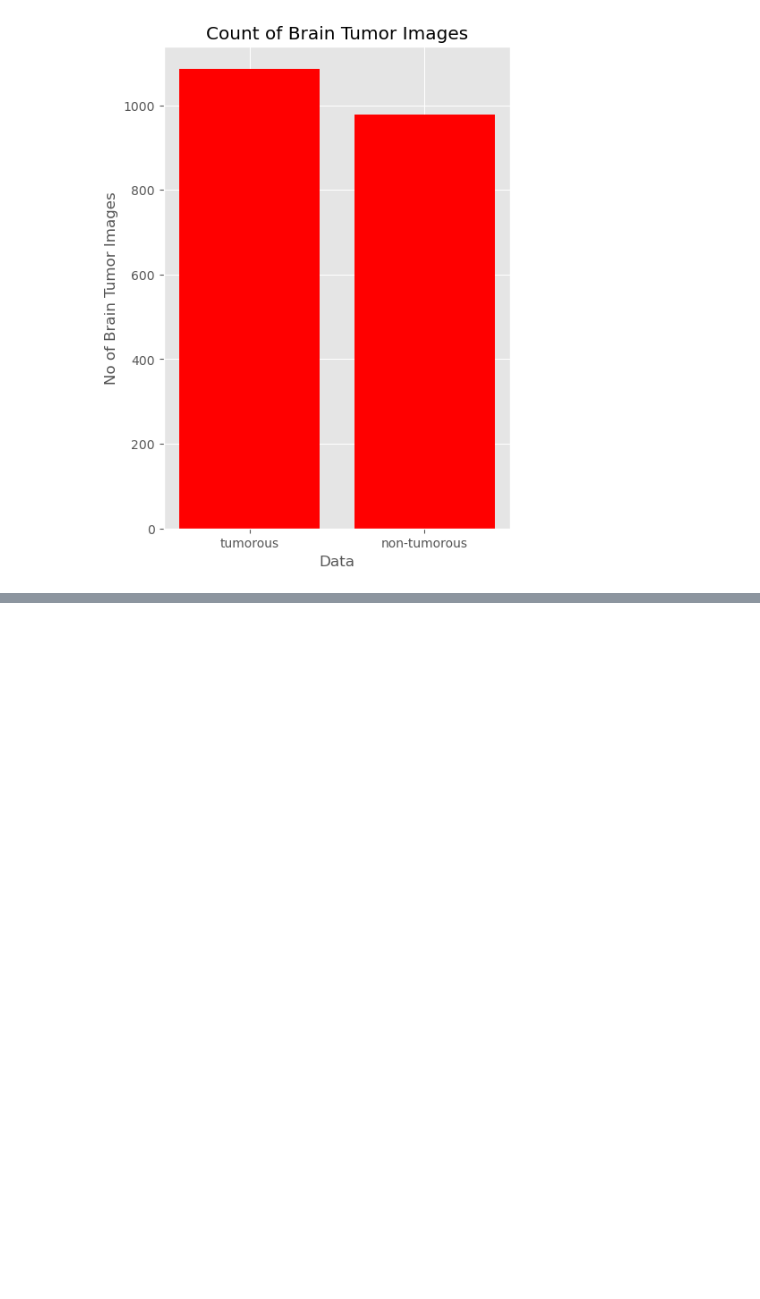
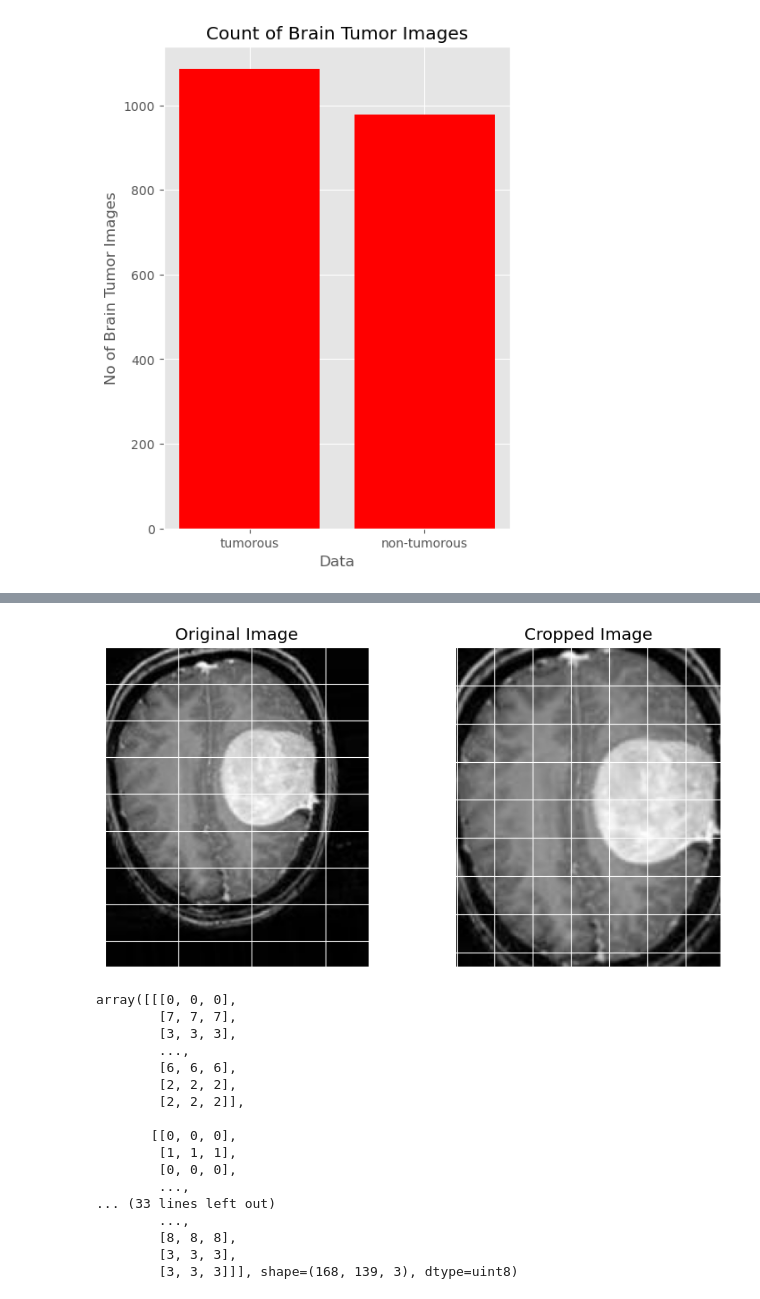
Before and after one commit to ChandranSukirthan/Advanced-Brain-Tumor-Classification-Using-Deep-Learning, a Jupyter notebook: Advance DL Project Brain Tumor Image Classification.ipynb, the cells around one changed output, grey strips where cells are left out. Saved outputs shown, nothing was run; the diff lists cells and outputs as text; code cells hidden in the pictures; blank space fills up the shorter version.

Commit message:
image preprocessing

```diff
--- a/Advance DL Project Brain Tumor Image Classification.ipynb
+++ b/Advance DL Project Brain Tumor Image Classification.ipynb
@@ -217,0 +270,22 @@ def crop_brain_tumor(image, plot=False):
+# %%
+img = cv2.imread("augmented_data/yes/augY_1_0_1529.jpg")
+crop_brain_tumor(img, True)
+# %% [output]
+[figure, added]
+array([[[0, 0, 0],
+        [7, 7, 7],
+        [3, 3, 3],
+        ...,
+        [6, 6, 6],
+        [2, 2, 2],
+        [2, 2, 2]],
+
+       [[0, 0, 0],
+        [1, 1, 1],
+        [0, 0, 0],
+        ...,
+... (33 lines left out)
+        ...,
+        [8, 8, 8],
+        [3, 3, 3],
+        [3, 3, 3]]], shape=(168, 139, 3), dtype=uint8)
```
Also changed, not shown: parts of 4 cells of this notebook.
